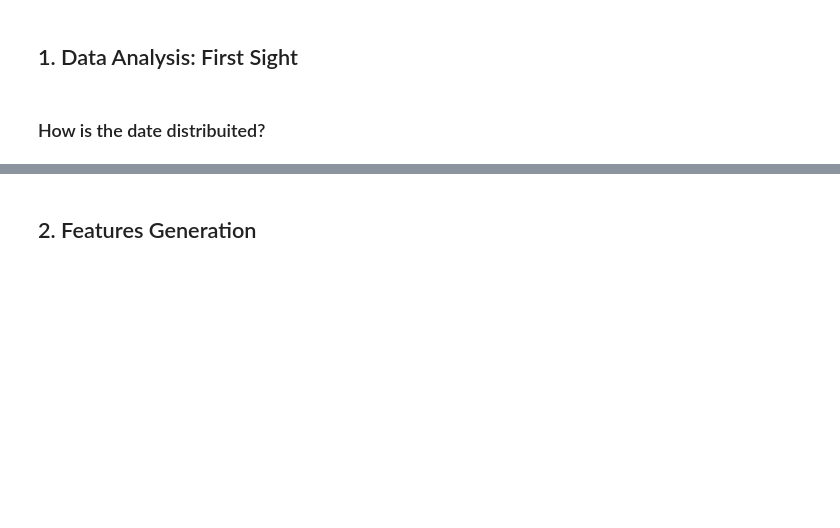
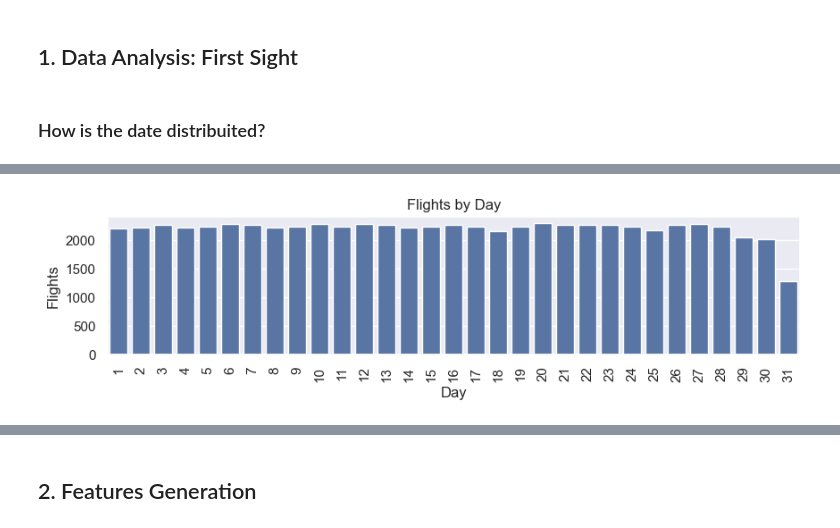
Before and after one commit to arnml/latam_mle_challenge, a Jupyter notebook: challenge/exploration.ipynb, the cells around one changed output, grey strips where cells are left out. Cells and saved outputs as stored; diff of their text form; code cells hidden in the pictures; blank space fills up the shorter version.

```diff
--- a/challenge/exploration.ipynb
+++ b/challenge/exploration.ipynb
@@ -49,13 +48,15 @@ TypeError: barplot() takes from 0 to 1 positional arguments but 2 were given
 # %%
 flights_by_day = data['DIA'].value_counts()
 plt.figure(figsize = (10, 2))
-sns.set(style = "darkgrid")
-sns.barplot(flights_by_day.index, flights_by_day.values, color = 'lightblue', alpha=0.8)
+sns.set_theme(style = "darkgrid")
+sns.barplot(x=flights_by_day.index, y=flights_by_day.values)
 plt.title('Flights by Day')
 plt.ylabel('Flights', fontsize=12)
 plt.xlabel('Day', fontsize=12)
 plt.xticks(rotation=90)
 plt.show()
+# %% [output]
+[figure, added]
 # %%
 flights_by_month = data['MES'].value_counts()
 plt.figure(figsize = (10, 2))
```
Also changed, not shown: parts of 40 cells of this notebook.
